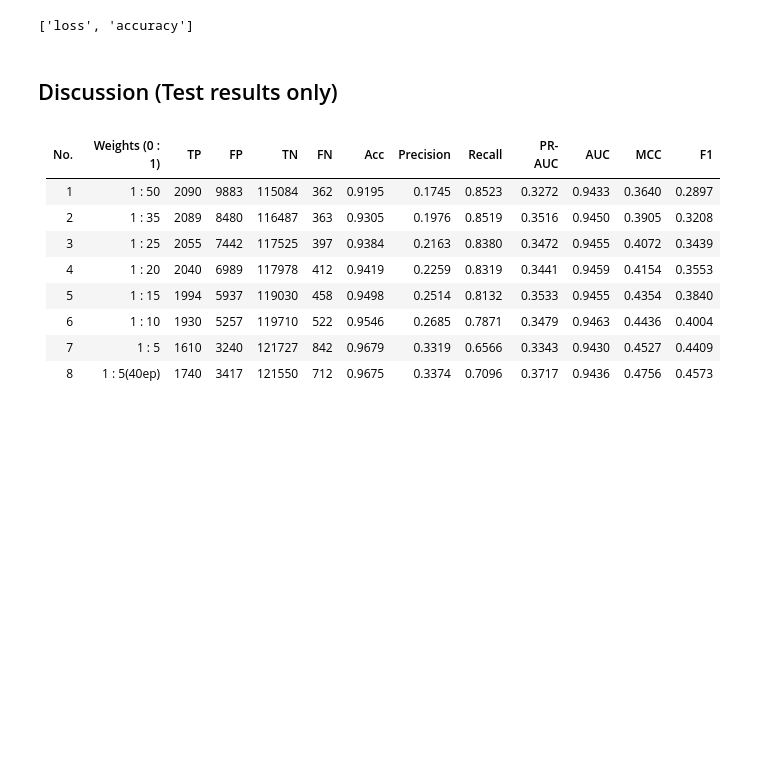
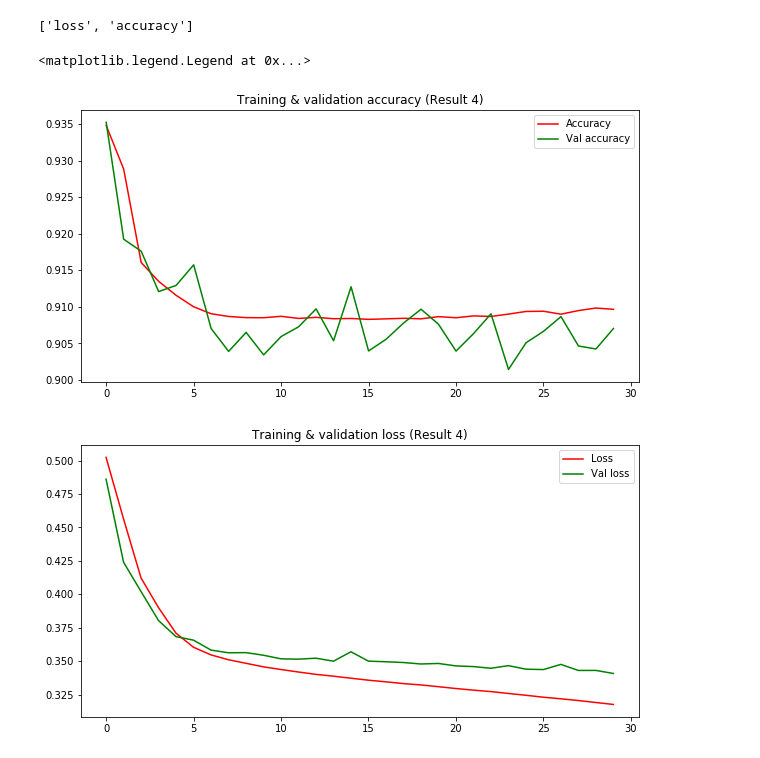
Before and after one commit to hazimhanif/svd_exp1, a Jupyter notebook: SVD_3.ipynb, the cells around one changed output. Cells and saved outputs as stored; diff of their text form; code cells hidden in the pictures; blank space fills up the shorter version.

```diff
--- a/SVD_3.ipynb
+++ b/SVD_3.ipynb
@@ -107,13 +99,12 @@ EPOCHS=10
 # %% [markdown]
 ### Importing processed datasets
 # %%
-train=pd.read_pickle("VDISC_train.pickle")
-validate=pd.read_pickle("VDISC_validate.pickle")
-test=pd.read_pickle("VDISC_test.pickle")
+train=pd.read_pickle("newtrain.pickle")
+validate=pd.read_pickle("newval.pickle")
+test=pd.read_pickle("newtest.pickle")
 
 for dataset in [train,validate,test]:
-    for col in range(1,6):
-        dataset.iloc[:,col] = dataset.iloc[:,col].map({False: 0, True: 1})
+    dataset.iloc[:,6] = dataset.iloc[:,6].map({False: 0, True: 1})
 
 # Create source code sdata for tokenization
 x_all = train['functionSource']
@@ -275,7 +221,7 @@ tbCallback = tf.keras.callbacks.TensorBoard(log_dir=callbackdir,
                          write_images=True)
 
 tbCallback.set_model(model)
-mld = 'model/model-epoch-100-{epoch:02d}-single.hdf5'
+mld = 'model/model-COMB-{epoch:02d}-single.hdf5'
 
 ## Create best model callback
 mcp = tf.keras.callbacks.ModelCheckpoint(filepath=mld,
@@ -339,8 +285,8 @@ with open('history/history-Epoch40-CNN-single', 'wb') as file_pi:
+# %%
+# Load model
+model = tf.keras.models.load_model("model/model-COMB-30-single.hdf5")
 # %% [markdown]
 ### Model Evaluation using Training Set
-# %%
-# Load model
-model = tf.keras.models.load_model("model/model-epoch-100-15-single.hdf5")
 # %%
 results = model.evaluate(x_train[[*one,*zero[0:ceiling]],:], train.iloc[[*one,*zero[0:ceiling]],1].to_numpy(), verbose=0, batch_size=128, )
 for num in range(0,len(model.metrics_names)):
@@ -448,15 +378,19 @@ axs[0,1].legend()
-# %% [markdown]
-## Discussion (Test results only)
-# %% [markdown]
-
-
-| No.|Weights (0 : 1)|TP|FP|TN|FN|Acc|Precision|Recall|PR-AUC|AUC|MCC|F1|
-|---	|---	|---	|---	|---	|---	|---	|---	|---	|---	|---	|---	|---	|
-|  1 	| 1 : 50  	|  2090   	|  9883  	| 115084  	|362| 0.9195  	|  0.1745  	| 0.8523 	| 0.3272| 0.9433|0.3640| 0.2897|
-|  2 	| 1 : 35  	|  2089	    |  8480  	| 116487  	|363| 0.9305   	|  0.1976  	| 0.8519 	| 0.3516| 0.9450|0.3905| 0.3208|
-|  3	| 1 : 25   	|  2055 	|  7442  	| 117525  	|397| 0.9384  	|  0.2163 	| 0.8380  	| 0.3472| 0.9455|0.4072| 0.3439|
-|  4	| 1 : 20   	|  2040 	|  6989  	| 117978  	|412| 0.9419  	|  0.2259 	| 0.8319  	| 0.3441| 0.9459|0.4154| 0.3553|
-|  5	| 1 : 15   	|  1994 	|  5937  	| 119030  	|458| 0.9498  	|  0.2514 	| 0.8132  	| 0.3533| 0.9455|0.4354| 0.3840|
-|  6	| 1 : 10   	|  1930 	|  5257  	| 119710  	|522| 0.9546  	|  0.2685 	| 0.7871  	| 0.3479| 0.9463|0.4436| 0.4004|
-|  7	| 1 : 5   	|  1610 	|  3240  	| 121727  	|842| 0.9679  	|  0.3319 	| 0.6566  	| 0.3343| 0.9430|0.4527| 0.4409|
-|  8	| 1 : 5(40ep)|  1740 	|  3417  	| 121550  	|712| 0.9675  	|  0.3374 	| 0.7096  	| 0.3717| 0.9436|0.4756| 0.4573|
+# %%
+epochs_range = range(len(history.history[model.metrics_names[1]]))
+
+
+plt.figure(figsize=(10,5))
+plt.plot(epochs_range, history.history[(model.metrics_names[1])], 'b', label='Accuracy', color='red')
+plt.plot(epochs_range, history.history['val_%s'%(model.metrics_names[1])], 'b', label='Val accuracy', color='green')
+plt.title('Training & validation accuracy (Result 4)')
+plt.legend()
+
+plt.figure(figsize=(10,5))
+plt.plot(epochs_range, history.history[model.metrics_names[0]], 'b', label='Loss', color='red')
+plt.plot(epochs_range, history.history['val_%s'%model.metrics_names[0]], 'b', label='Val loss', color='green')
+plt.title('Training & validation loss (Result 4)')
+plt.legend()
+# %% [output]
+<matplotlib.legend.Legend at 0x...>
+[figure, added]
+[figure, added]
```
Also changed, not shown: parts of 17 cells of this notebook, 6 other files.
